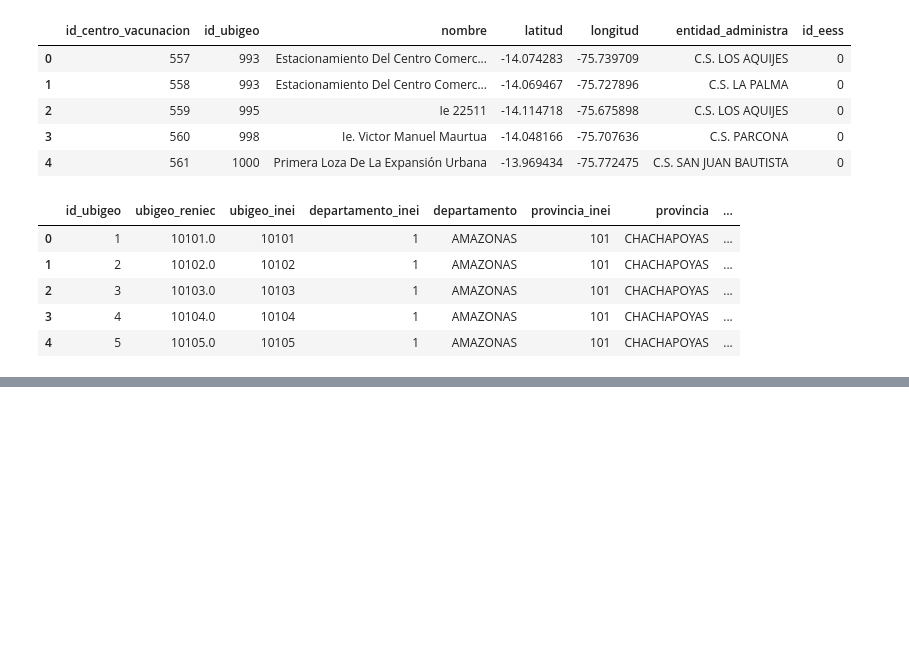
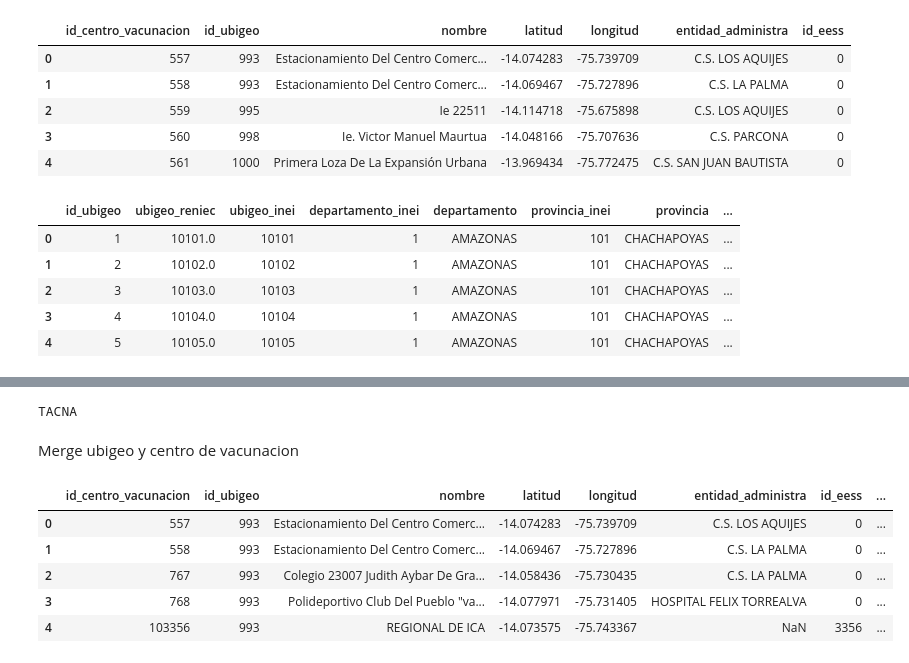
Before and after one commit to fduartej/python_covid_trabajo_final, a Jupyter notebook: CovidNotebook.ipynb, the cells around one changed output, grey strips where cells are left out. Saved outputs shown, nothing was run; the diff lists cells and outputs as text; code cells hidden in the pictures; blank space fills up the shorter version.

```diff
--- a/CovidNotebook.ipynb
+++ b/CovidNotebook.ipynb
@@ -26,3 +28,6 @@ ubigeo.head()
 | 2 | 3 | 10103.0 | 10103 | 1 | AMAZONAS | 101 | CHACHAPOYAS | ... |
 | 3 | 4 | 10104.0 | 10104 | 1 | AMAZONAS | 101 | CHACHAPOYAS | ... |
 | 4 | 5 | 10105.0 | 10105 | 1 | AMAZONAS | 101 | CHACHAPOYAS | ... |
+# %%
+ubigeo_subset = ubigeo[["id_ubigeo", "departamento"]]
+ubigeo_subset.head()
@@ -40,2 +43,19 @@ option = st.selectbox('Selecciona el departamento:',('AMAZONAS','ANCASH','APURIM
 # %%
 st.write('Seleccionó:', option)
+# %%
+opcion = "TACNA"
+print(opcion)
+# %% [output]
+TACNA
+# %% [markdown]
+Merge ubigeo y centro de vacunacion
+# %%
+centro_vacunacion_all=pd.merge(centro_vacunacion,ubigeo_subset,on='id_ubigeo')
+centro_vacunacion_all.head()
+# %% [output]
+|  | id_centro_vacunacion | id_ubigeo | nombre | latitud | longitud | entidad_administra | id_eess | ... |
+| 0 | 557 | 993 | Estacionamiento Del Centro Comerc... | -14.074283 | -75.739709 | C.S. LOS AQUIJES | 0 | ... |
+| 1 | 558 | 993 | Estacionamiento Del Centro Comerc... | -14.069467 | -75.727896 | C.S. LA PALMA | 0 | ... |
+| 2 | 767 | 993 | Colegio 23007 Judith Aybar De Gra... | -14.058436 | -75.730435 | C.S. LA PALMA | 0 | ... |
+| 3 | 768 | 993 | Polideportivo Club Del Pueblo "va... | -14.077971 | -75.731405 | HOSPITAL FELIX TORREALVA | 0 | ... |
+| 4 | 103356 | 993 | REGIONAL DE ICA | -14.073575 | -75.743367 | NaN | 3356 | ... |
```
Also changed, not shown: parts of 8 cells of this notebook, 3 other files.
